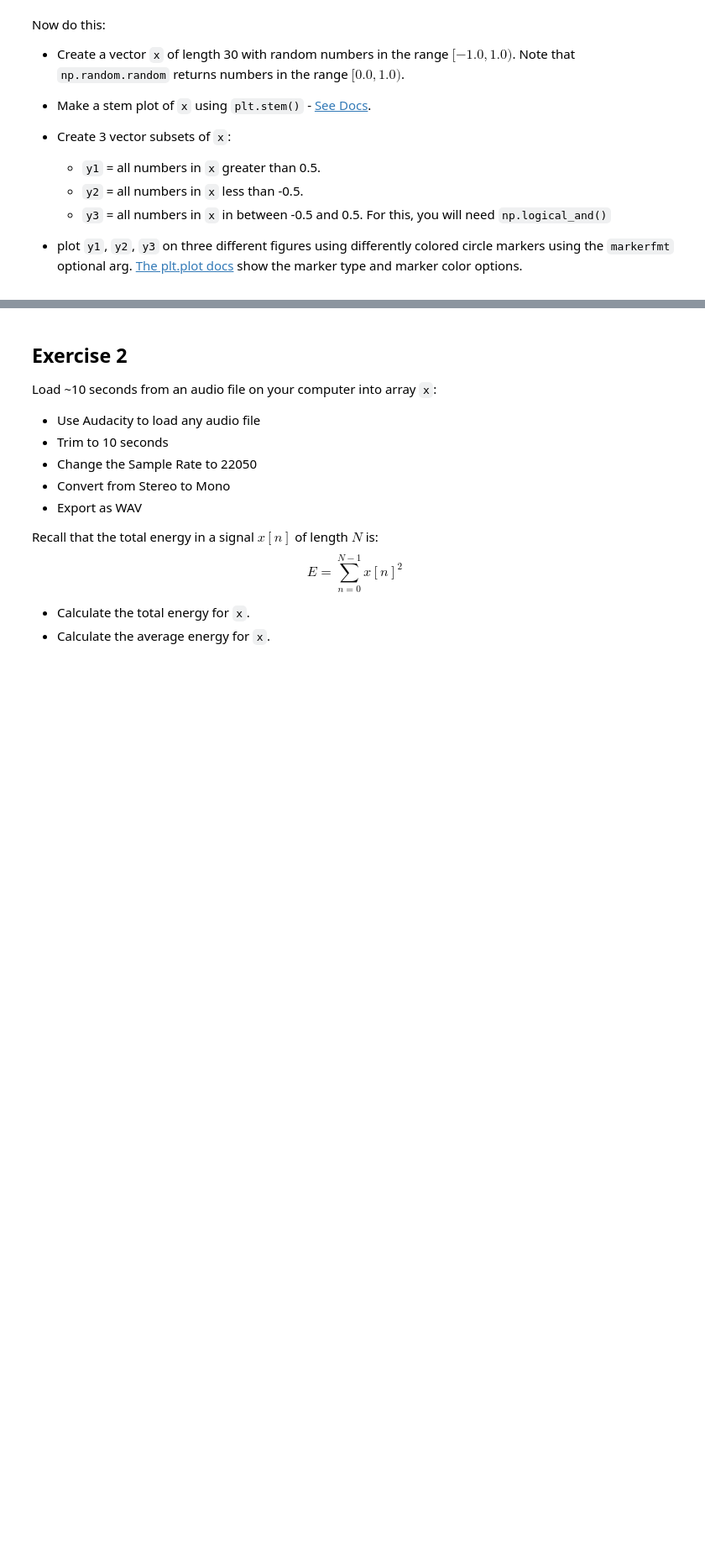
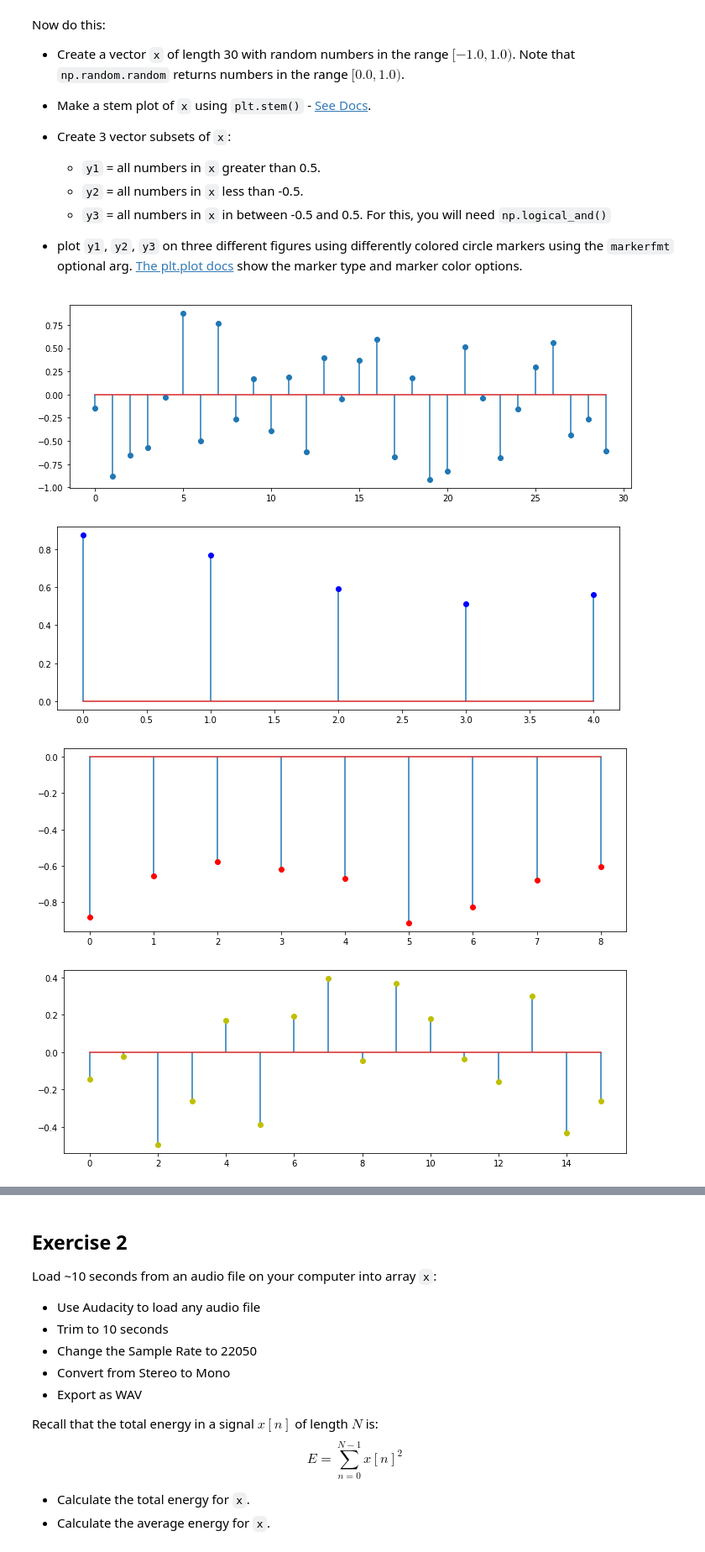
Before and after one commit to jmftrindade/digital_music_processing, a Jupyter notebook: 2_classifier/lab2.ipynb, the cells around one changed output, grey strips where cells are left out. Shown at 84% size. Saved outputs shown, nothing was run; the diff lists cells and outputs as text; code cells hidden in the pictures; blank space fills up the shorter version.

```diff
--- a/2_classifier/lab2.ipynb
+++ b/2_classifier/lab2.ipynb
@@ -42,5 +47,31 @@ Now do this:
   - `y2` = all numbers in `x` less than -0.5.
   - `y3` = all numbers in `x` in between -0.5 and 0.5. For this, you will need `np.logical_and()`
 - plot `y1`, `y2`, `y3` on three different figures using differently colored circle markers using the `markerfmt` optional arg. [The plt.plot docs](http://matplotlib.org/api/pyplot_api.html#matplotlib.pyplot.plot) show the marker type and marker color options.
+# %%
+def scale(y):
+    return (2 * y) - 1.0
+
+x = np.random.random(30)
+x = scale(x)
+
+plt.stem(x)
+plt.show()
+
+y1 = x[x > 0.5]
+plt.stem(y1, markerfmt='bo')
+plt.show()
+
+y2 = x[x < -0.5]
+plt.stem(y2, markerfmt='ro')
+plt.show()
+
+y3 = x[np.logical_and(x > -0.5, x < 0.5)]
+plt.stem(y3, markerfmt='yo')
+plt.show()
+# %% [output]
+[figure, added]
+[figure, added]
+[figure, added]
+[figure, added]
 # %%
 connect_to_queue()
```
Also changed, not shown: parts of 16 cells of this notebook.
